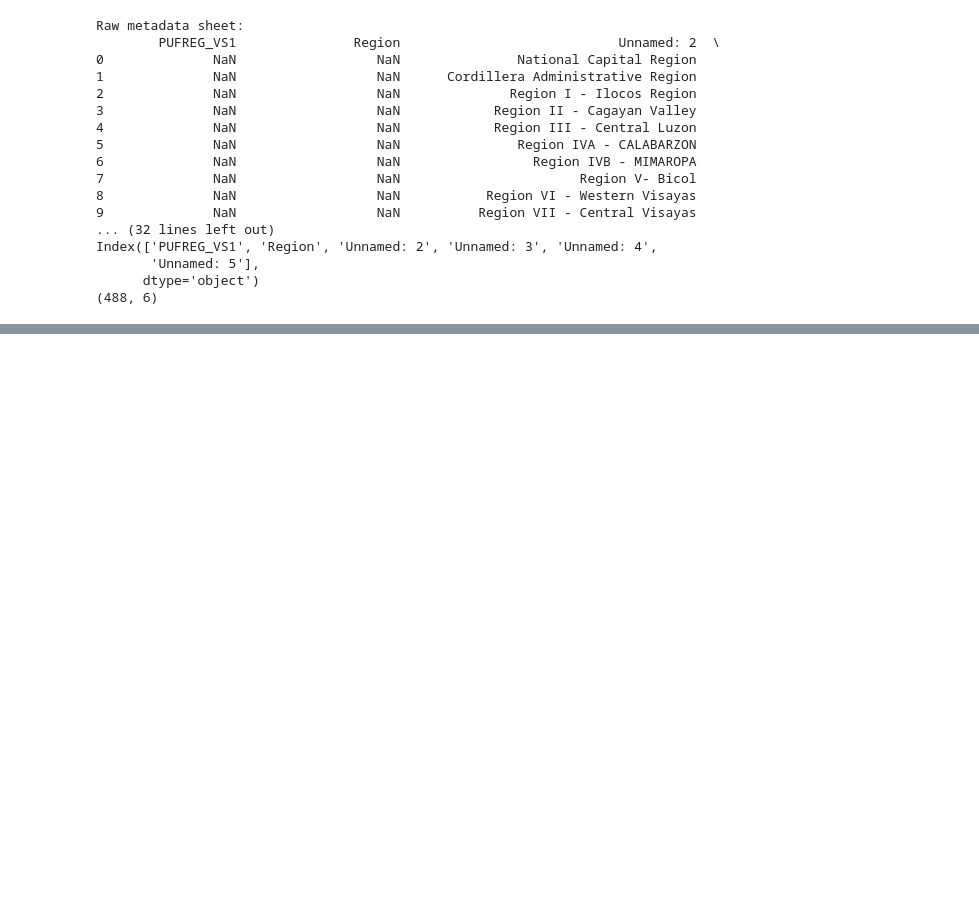
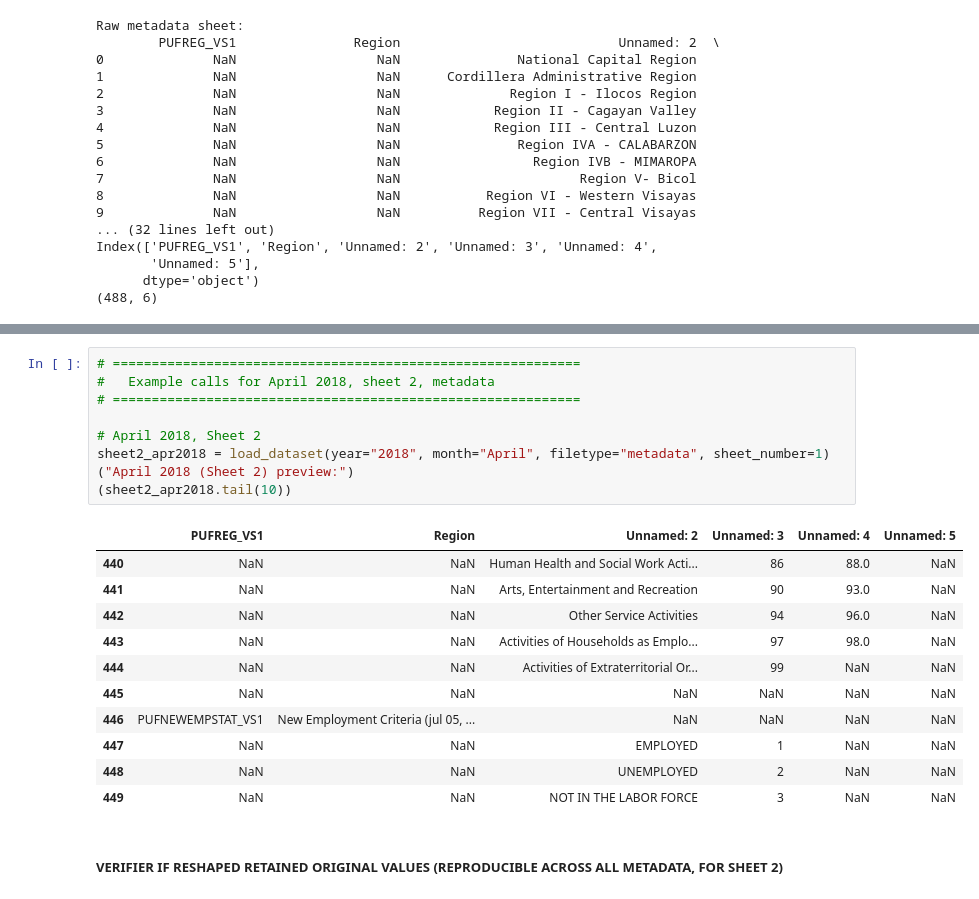
Before and after one commit to clemweb3/Preprocessing, a Jupyter notebook: Notebooks/Preprocessing.ipynb, the cells around one changed output, grey strips where cells are left out. Cells and saved outputs as stored; diff of their text form; blank space fills up the shorter version.

Commit message:
data reshaping automation is created. Please test for other months/xlsx file for sheet 2. Verify for sheet 1 reproducibility.

```diff
--- a/Notebooks/Preprocessing.ipynb
+++ b/Notebooks/Preprocessing.ipynb
@@ -382,0 +387,23 @@ sheet2_jan2018 = load_dataset(year="2018", month="January", filetype="metadata",
+# %%
+# ============================================================
+#   Example calls for April 2018, sheet 2, metadata
+# ============================================================
+
+# April 2018, Sheet 2
+sheet2_apr2018 = load_dataset(year="2018", month="April", filetype="metadata", sheet_number=1)
+("April 2018 (Sheet 2) preview:")
+(sheet2_apr2018.tail(10))
+# %% [output]
+|  | PUFREG_VS1 | Region | Unnamed: 2 | Unnamed: 3 | Unnamed: 4 | Unnamed: 5 |
+| 440 | NaN | NaN | Human Health and Social Work Acti... | 86 | 88.0 | NaN |
+| 441 | NaN | NaN | Arts, Entertainment and Recreation | 90 | 93.0 | NaN |
+| 442 | NaN | NaN | Other Service Activities | 94 | 96.0 | NaN |
+| 443 | NaN | NaN | Activities of Households as Emplo... | 97 | 98.0 | NaN |
+| 444 | NaN | NaN | Activities of Extraterritorial Or... | 99 | NaN | NaN |
+| 445 | NaN | NaN | NaN | NaN | NaN | NaN |
+| 446 | PUFNEWEMPSTAT_VS1 | New Employment Criteria (jul 05, ... | NaN | NaN | NaN | NaN |
+| 447 | NaN | NaN | EMPLOYED | 1 | NaN | NaN |
+| 448 | NaN | NaN | UNEMPLOYED | 2 | NaN | NaN |
+| 449 | NaN | NaN | NOT IN THE LABOR FORCE | 3 | NaN | NaN |
+# %% [markdown]
+##### VERIFIER IF RESHAPED RETAINED ORIGINAL VALUES (REPRODUCIBLE ACROSS ALL METADATA, FOR SHEET 2)
```
Also changed, not shown: parts of 4 cells of this notebook.
